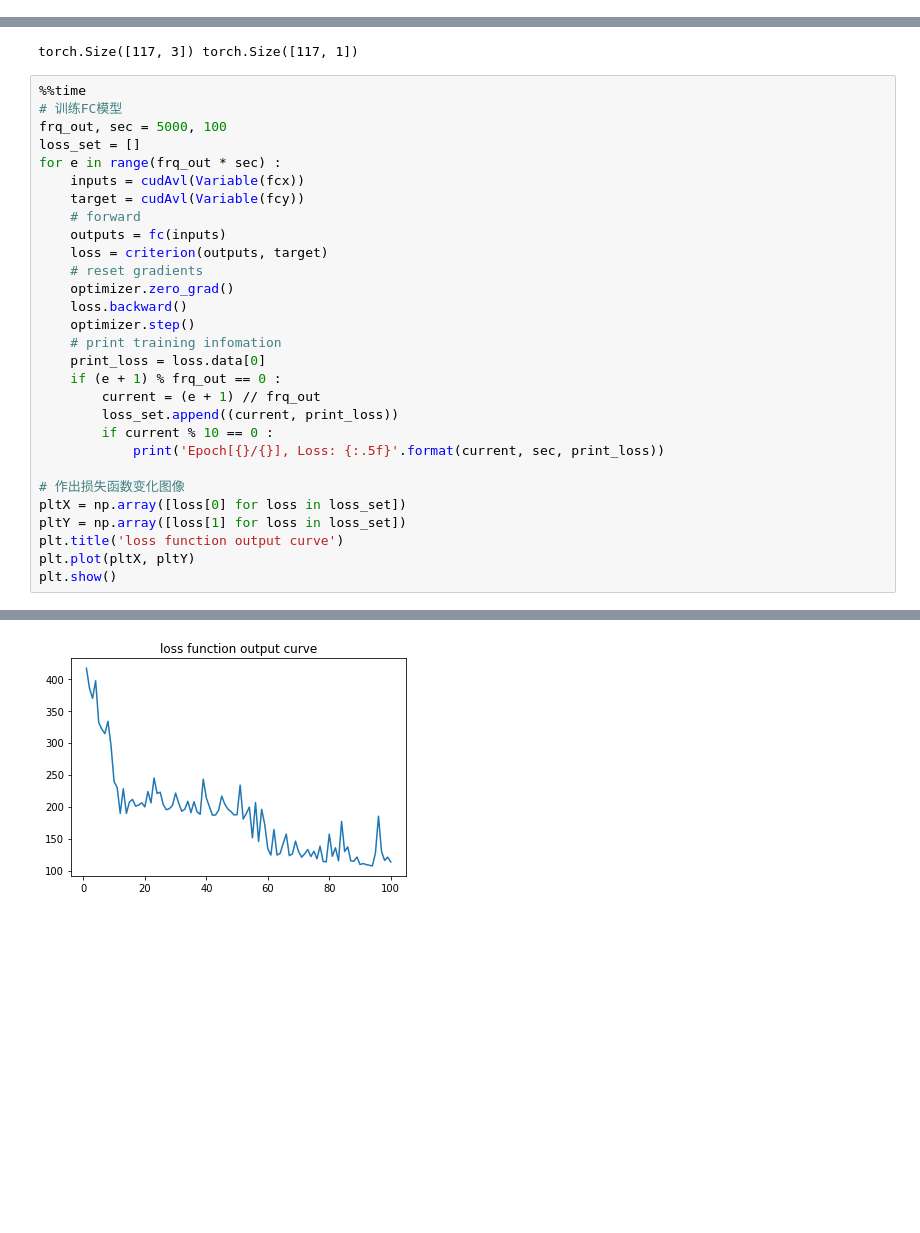
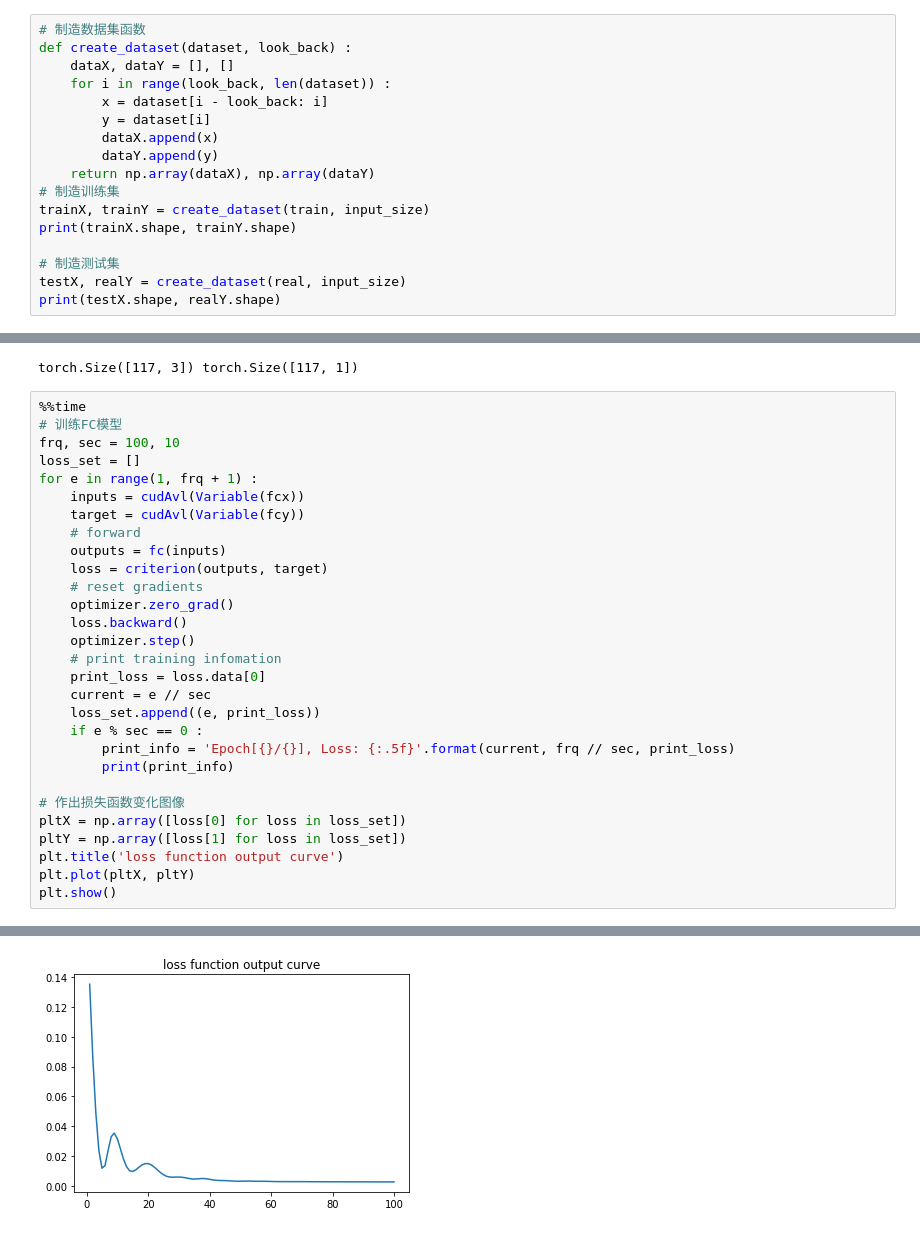
Before and after one commit to Elin24/learning_pyTorch_with_SherlockLiao, a Jupyter notebook: Chapter_5/sequencePrediction/FullConnection.ipynb, the cells around one changed output, grey strips where cells are left out. Drawn from its saved outputs; the diff is of its cells as text; blank space fills up the shorter version.

```diff
--- a/Chapter_5/sequencePrediction/FullConnection.ipynb
+++ b/Chapter_5/sequencePrediction/FullConnection.ipynb
@@ -51,3 +57,20 @@ for name, param in fc.named_parameters() :
 # 定义损失函数和优化函数
 criterion = nn.MSELoss()
 optimizer = torch.optim.Adam(fc.parameters(), lr = 1e-2)
+# %%
+# 制造数据集函数
+def create_dataset(dataset, look_back) :
+    dataX, dataY = [], []
+    for i in range(look_back, len(dataset)) :
+        x = dataset[i - look_back: i]
+        y = dataset[i]
+        dataX.append(x)
+        dataY.append(y)
+    return np.array(dataX), np.array(dataY)
+# 制造训练集
+trainX, trainY = create_dataset(train, input_size)
+print(trainX.shape, trainY.shape)
+
+# 制造测试集
+testX, realY = create_dataset(real, input_size)
+print(testX.shape, realY.shape)
@@ -63,9 +89,9 @@ torch.Size([117, 3]) torch.Size([117, 1])
 # %%
 %%time
 # 训练FC模型
-frq_out, sec = 5000, 100
+frq, sec = 100, 10
 loss_set = []
-for e in range(frq_out * sec) :
+for e in range(1, frq + 1) :
     inputs = cudAvl(Variable(fcx))
     target = cudAvl(Variable(fcy))
     # forward
@@ -77,11 +103,11 @@ for e in range(frq_out * sec) :
     optimizer.step()
     # print training infomation
     print_loss = loss.data[0]
-    if (e + 1) % frq_out == 0 :
-        current = (e + 1) // frq_out
-        loss_set.append((current, print_loss))
-        if current % 10 == 0 :
-            print('Epoch[{}/{}], Loss: {:.5f}'.format(current, sec, print_loss))
+    current = e // sec
+    loss_set.append((e, print_loss))
+    if e % sec == 0 :
+        print_info = 'Epoch[{}/{}], Loss: {:.5f}'.format(current, frq // sec, print_loss)
+        print(print_info)
 
 # 作出损失函数变化图像
 pltX = np.array([loss[0] for loss in loss_set])
@@ -103 +129 @@ Epoch[100/100], Loss: 113.44046
-[figure, old version]
+[figure, new version]
```
Also changed, not shown: parts of 8 cells of this notebook.
